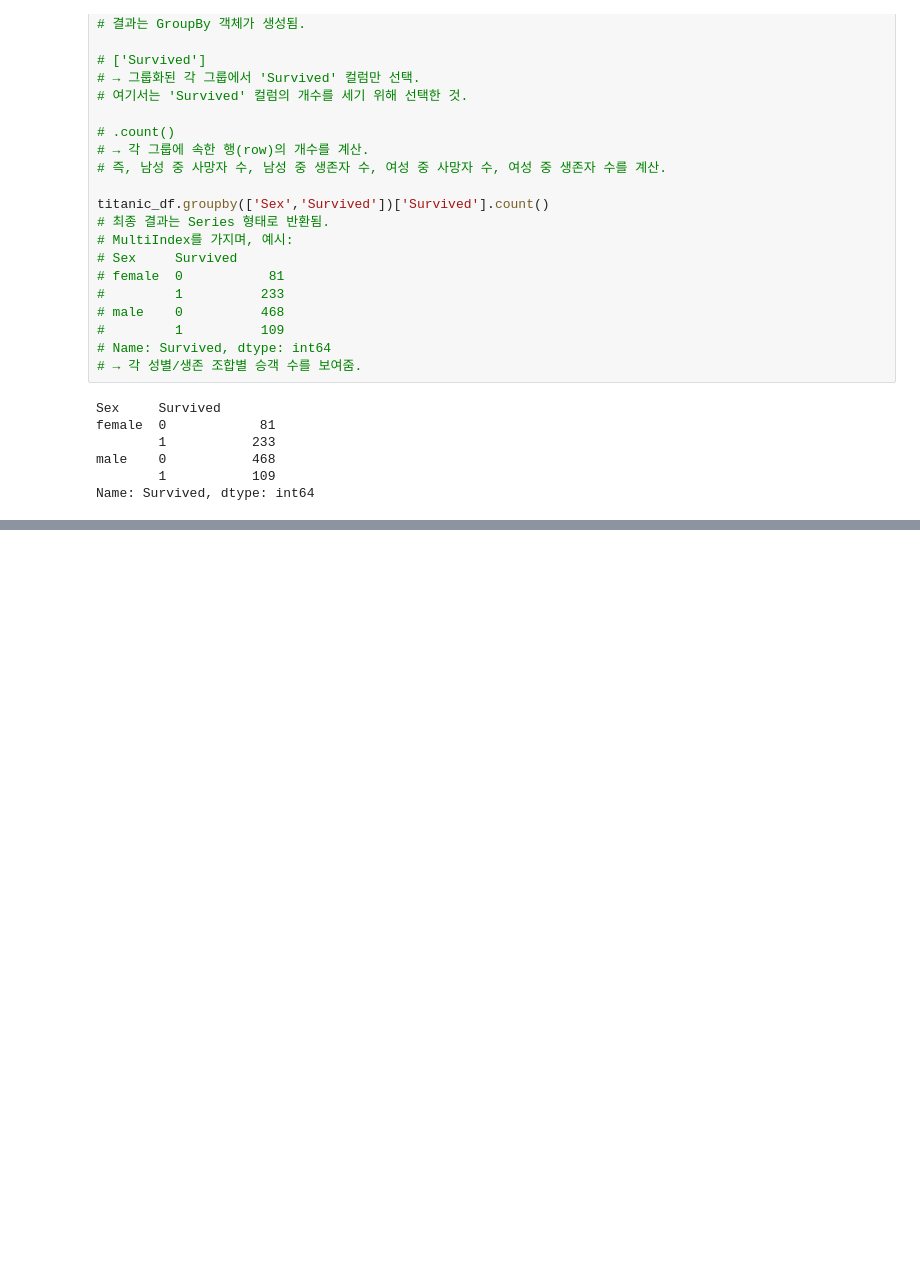
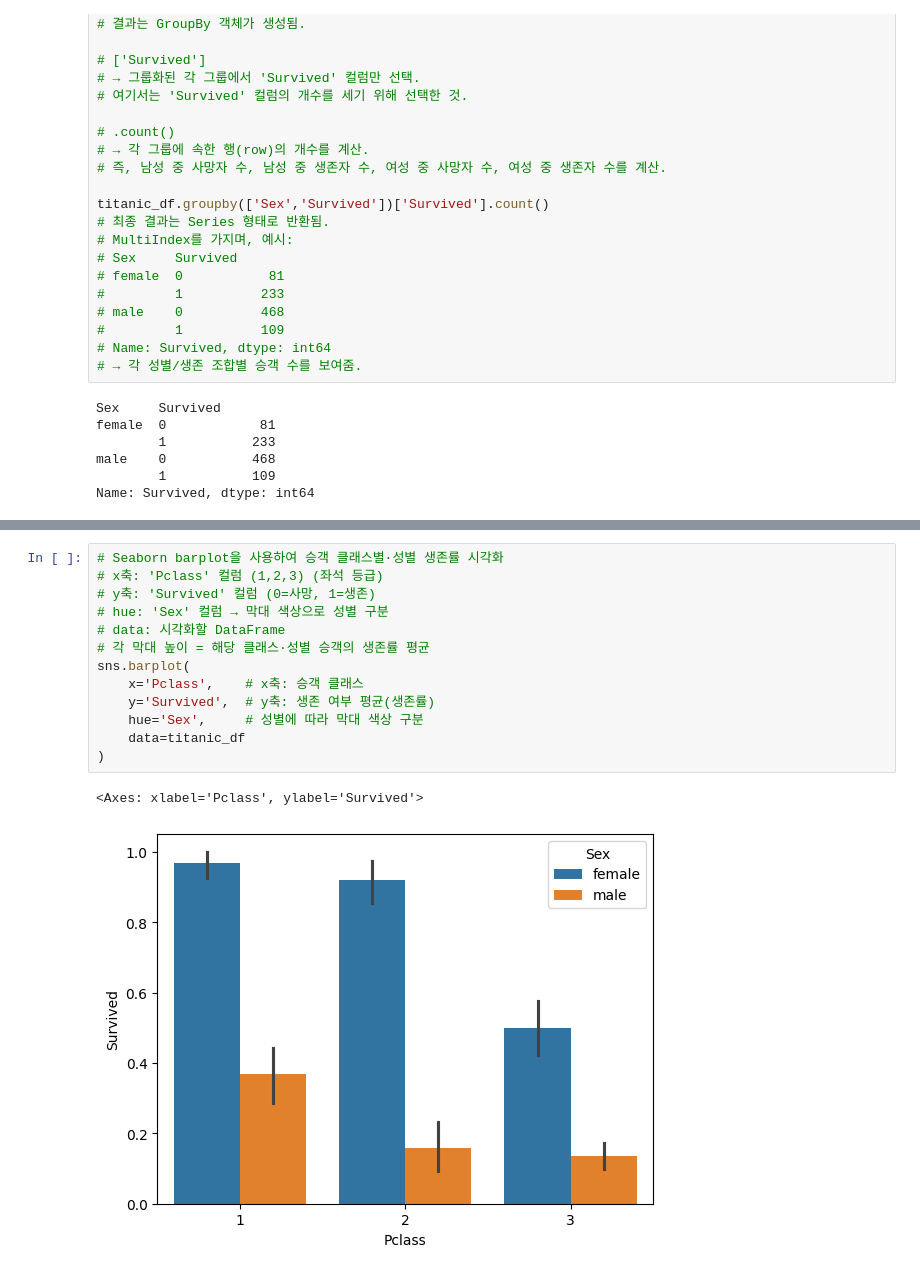
Before and after one commit to JyoARa/Machine-Learning, a Jupyter notebook: scikit-learn/수정중/타이타닉분석.ipynb, the cells around one changed output, grey strips where cells are left out. Cells and saved outputs as stored; diff of their text form; blank space fills up the shorter version.

```diff
--- a/scikit-learn/수정중/타이타닉분석.ipynb
+++ b/scikit-learn/수정중/타이타닉분석.ipynb
@@ -204 +264,17 @@ sns.barplot(x='Pclass', y='Survived', hue='Sex', data=titanic_df)
+# %%
+# Seaborn barplot을 사용하여 승객 클래스별·성별 생존률 시각화
+# x축: 'Pclass' 컬럼 (1,2,3) (좌석 등급)
+# y축: 'Survived' 컬럼 (0=사망, 1=생존)
+# hue: 'Sex' 컬럼 → 막대 색상으로 성별 구분
+# data: 시각화할 DataFrame
+# 각 막대 높이 = 해당 클래스·성별 승객의 생존률 평균
+sns.barplot(
+    x='Pclass',    # x축: 승객 클래스
+    y='Survived',  # y축: 생존 여부 평균(생존률)
+    hue='Sex',     # 성별에 따라 막대 색상 구분
+    data=titanic_df
+)
+# %% [output]
+<Axes: xlabel='Pclass', ylabel='Survived'>
+[figure, added]
 # %%
```
Also changed, not shown: parts of 20 cells of this notebook, 1 other file.
